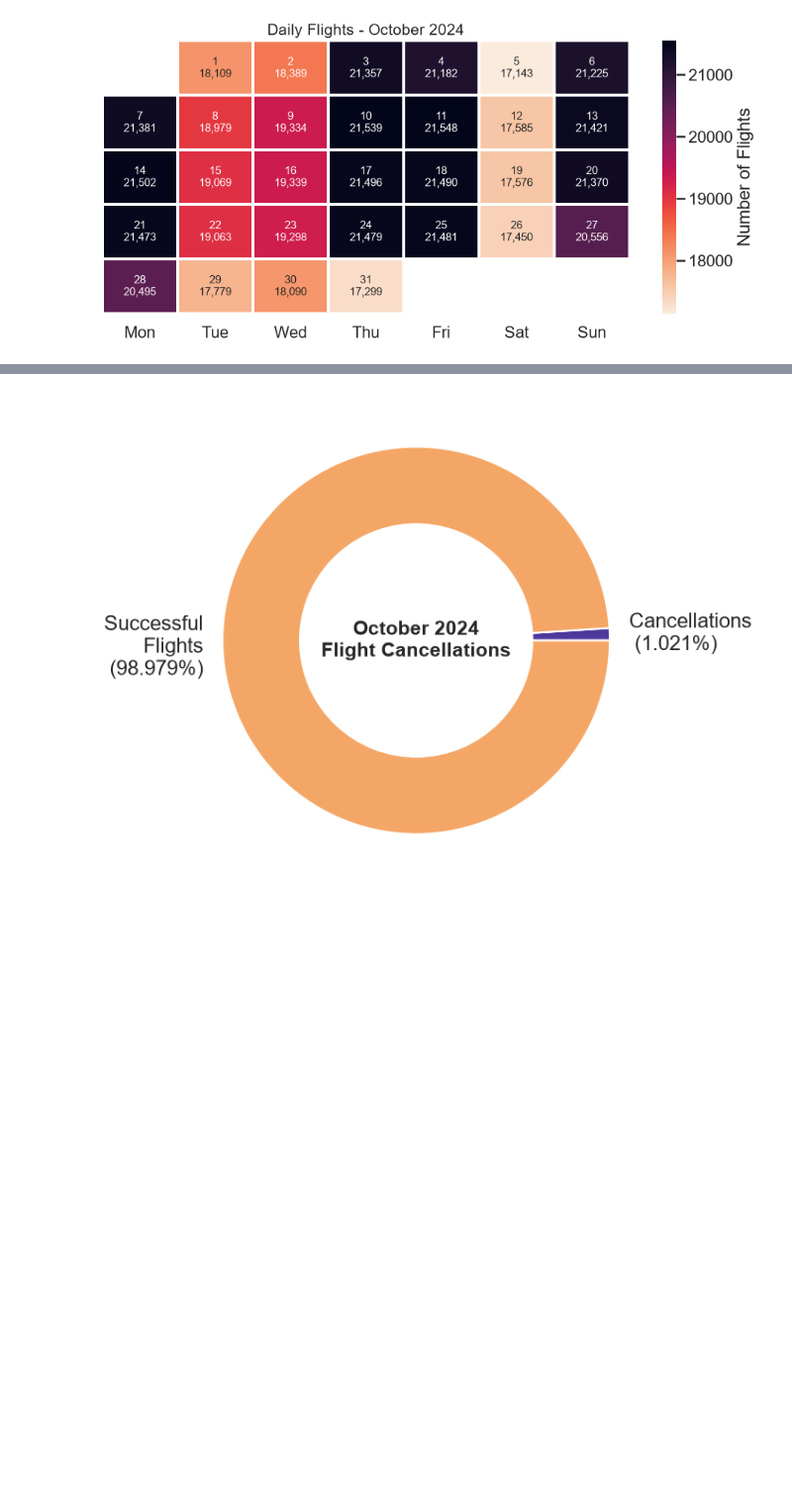
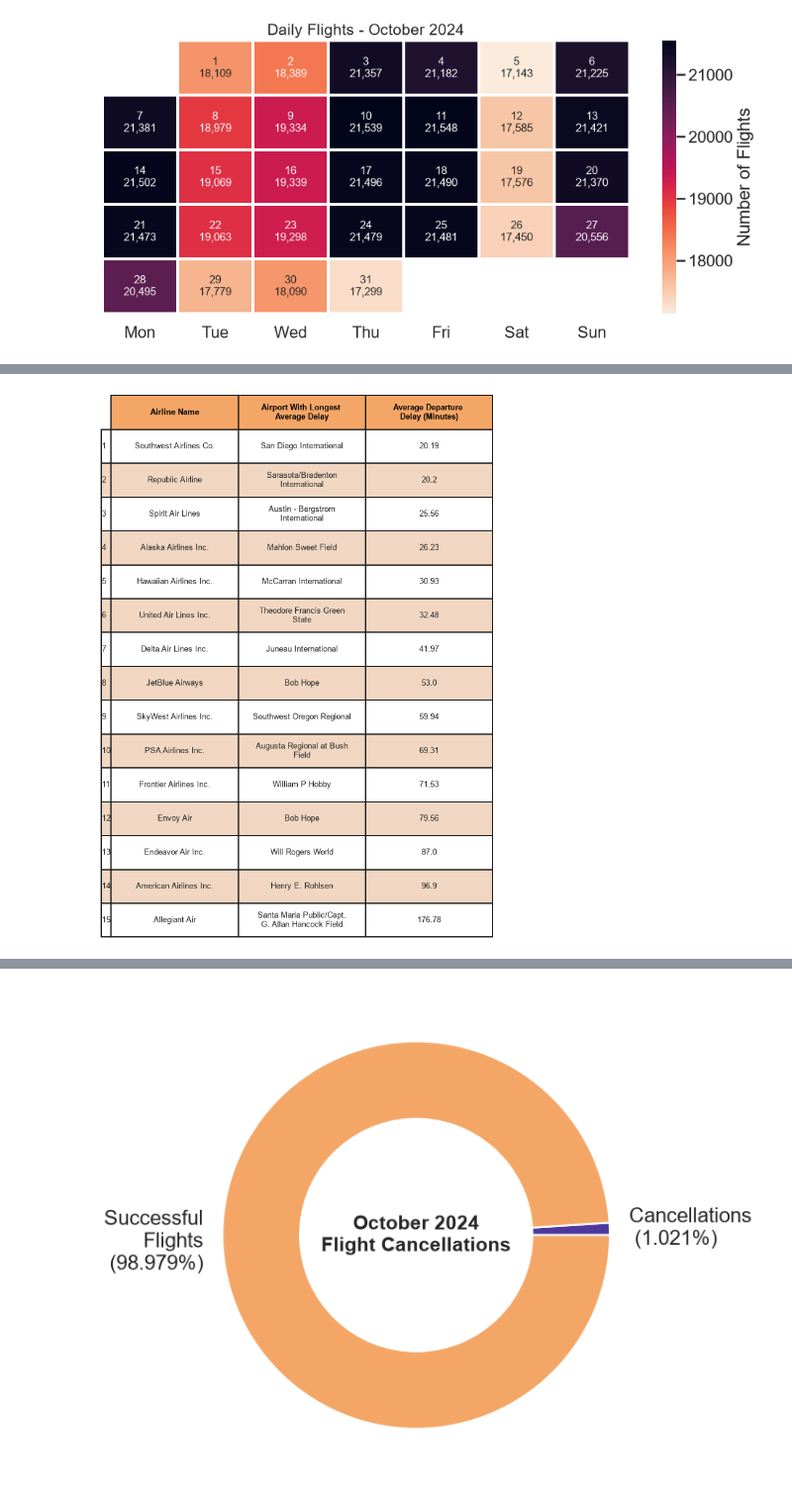
Before and after one commit to kyking077-svg/FAA_Oct_2024, a Jupyter notebook: docs/index.out.ipynb, the cells around one changed output, grey strips where cells are left out. Shown at 99% size. Saved outputs shown, nothing was run; the diff lists cells and outputs as text; code cells hidden in the pictures; blank space fills up the shorter version.

```diff
--- a/docs/index.out.ipynb
+++ b/docs/index.out.ipynb
@@ -117,0 +183,65 @@ On any trip, a cancellation could ruin the entire vacation. The webstie [DelayGu
+# %%
+# airports and airlines
+import pandas as pd
+import matplotlib.pyplot as plt
+import seaborn as sns
+from plottable import Table
+import textwrap
+
+airline_airport_df = pd.read_csv("data/kylie_king_kk1543_hw4_problem_05_result.csv")
+airline_airport_df = airline_airport_df.sort_values(by="Avg_Departure_Delay", ascending=True)
+#sort and rank
+airline_airport_df.index = range(1, len(airline_airport_df) + 1)
+airline_airport_df.index.name = "Rank"
+#round departure delays
+airline_airport_df["Avg_Departure_Delay"] = airline_airport_df["Avg_Departure_Delay"].round(2)
+# simplify airline names
+airline_airport_df["Airline_Name"] = airline_airport_df["Airline_Name"].str.split(":").str[0].str.strip()
+#and airport names
+airline_airport_df["Airport_Name"] = airline_airport_df["Airport_Name"].str.split(":").str[1].str.strip()
+
+#wrapping text
+airline_airport_df["Airport_Name"] = airline_airport_df["Airport_Name"].apply(
+    lambda x: "\n".join(textwrap.wrap(str(x), width=25))
+)
+
+#changing names for display
+airline_airport_df = airline_airport_df.rename(columns={
+    'Airline_Name': 'Airline Name',
+    'Avg_Departure_Delay': 'Average Departure \nDelay (Minutes)',
+    'Airport_Name': 'Airport With Longest \nAverage Delay',
+})
+
+
+
+fig, ax = plt.subplots()
+ax.axis('off')
+
+table = ax.table(
+    cellText=airline_airport_df.values,
+    colLabels=airline_airport_df.columns,
+    rowLabels=airline_airport_df.index,
+    loc='center',
+    cellLoc='center'
+)
+
+for (row, col), cell in table.get_celld().items():
+    if row == 0:
+        # Header
+        cell.set_facecolor('#f4a666')
+        cell.set_text_props(color='black', weight='bold'),
+        cell.set_height(0.1)
+    elif row % 2 == 0:
+        cell.set_facecolor('#f1d7c2')
+        cell.set_height(0.1)
+    else:
+        cell.set_facecolor('white')
+        cell.set_height(0.1)
+
+table.auto_set_font_size(False)
+table.set_fontsize(10)
+table.scale(1.2, 1.5)
+
+plt.show()
+# %% [output]
+[figure, added]
```
Also changed, not shown: parts of 10 cells of this notebook, 14 other files.
